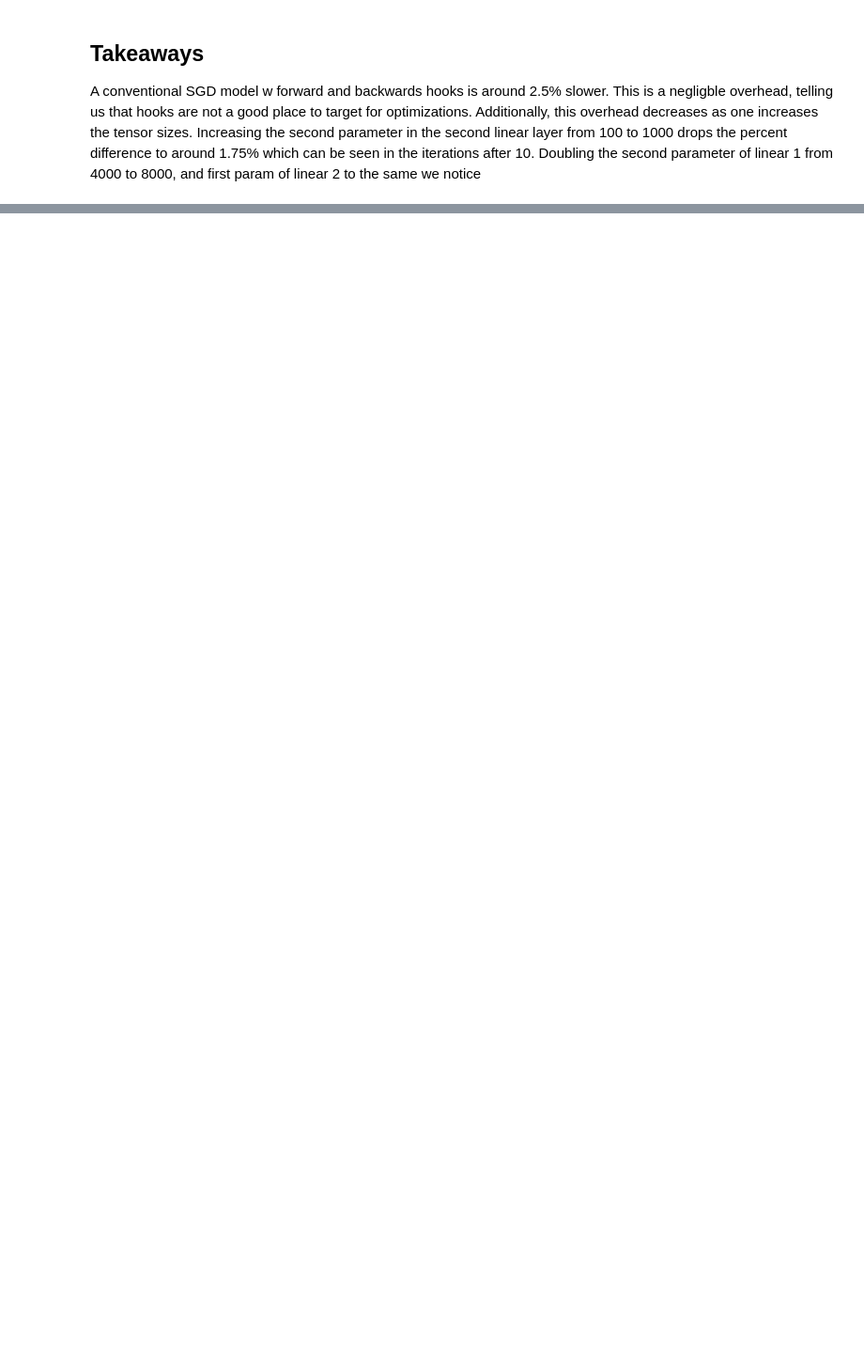
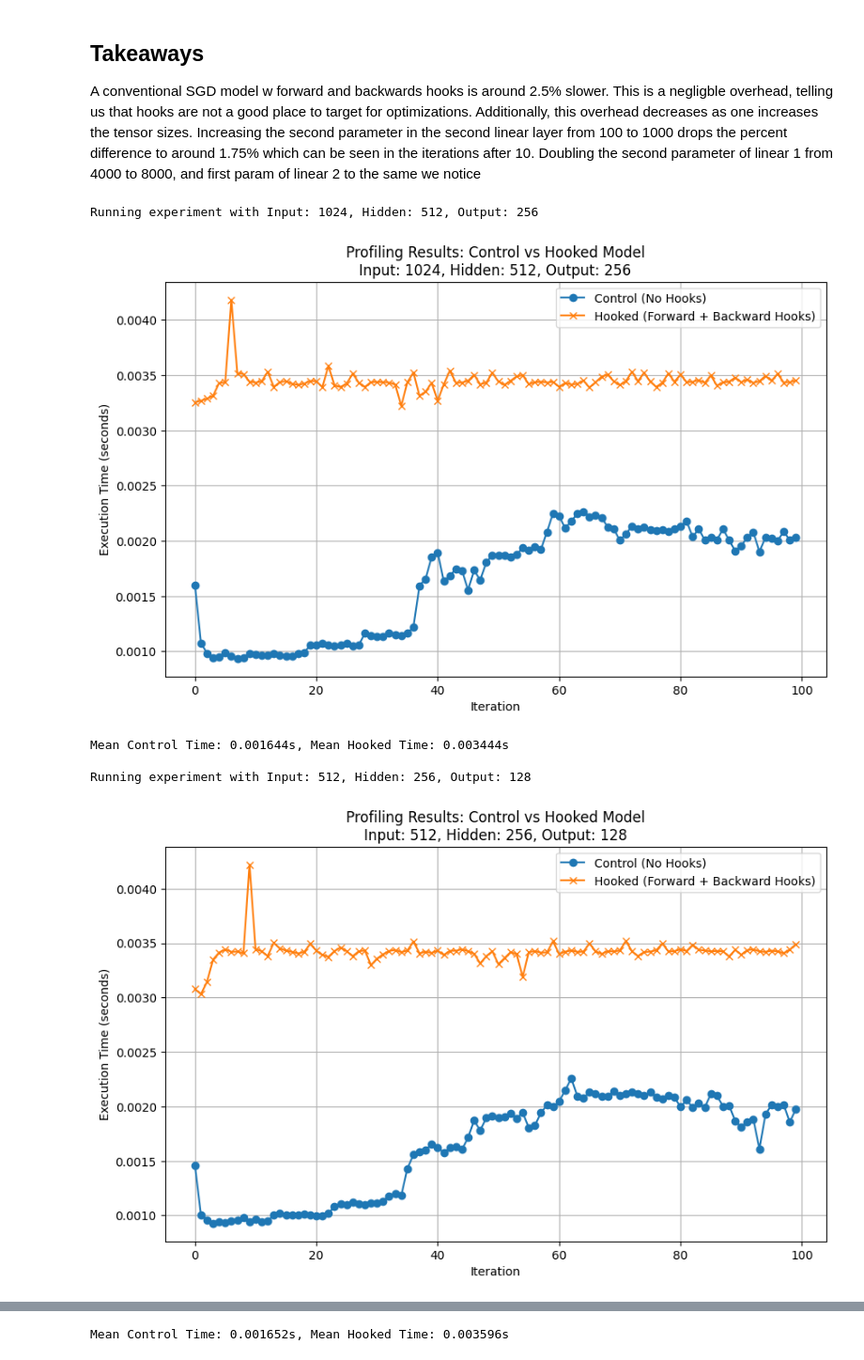
Before and after one commit to DanChigo/hookProf, a Jupyter notebook: HookProf.ipynb, the cells around one changed output, grey strips where cells are left out. Shown at 94% size. Drawn from its saved outputs; the diff is of its cells as text; code cells hidden in the pictures; blank space fills up the shorter version.

```diff
--- a/HookProf.ipynb
+++ b/HookProf.ipynb
@@ -108,7 +159,7 @@ def backward_hook(module, grad_input, grad_output, max_norm=1.0):
                 grad.mul_(scale)
 
 # Function to attach hooks to a model
-def attach_hooks(model: nn.Module) -> List[torch.utils.hooks.RemovableHandle]:
+def attach_hooks(model: nn.Module, max_norm) -> List[torch.utils.hooks.RemovableHandle]:
     hook_handles = []
     for module in model.modules():
         if isinstance(module, nn.Linear):
@@ -181,32 +232,40 @@ def run_experiment(input_size: int, hidden_size: int, output_size: int, batch_si
     with open('profiling_results.csv', 'a', newline='') as csvfile:
         writer = csv.writer(csvfile)
         writer.writerow([input_size, hidden_size, output_size, mean_control, mean_hooked])
 
     # Plot results
     plt.figure(figsize=(10, 6))
     plt.plot(range(iterations), time_control_list, label='Control (No Hooks)', marker='o')
     plt.plot(range(iterations), time_hooked_list, label='Hooked (Forward + Backward Hooks)', marker='x')
     plt.xlabel('Iteration')
     plt.ylabel('Execution Time (seconds)')
     plt.title(f'Profiling Results: Control vs Hooked Model\nInput: {input_size}, Hidden: {hidden_size}, Output: {output_size}')
     plt.legend()
     plt.grid(True)
     plt.savefig(f'profiling_results_{input_size}_{hidden_size}_{output_size}.png')
     plt.show()
 
     return mean_control, mean_hooked
 
 def main():
     experiments = [
         (2**10, 2**9, 2**8, 2**7, 100),  # (input_size, hidden_size, output_size, batch_size, iterations)
-        (2**9, 2**8, 2**7, 2**6, 50),
-        (2**8, 2**7, 2**6, 2**5, 30)
+        (2**9, 2**8, 2**7, 2**6, 100),
+        (2**8, 2**7, 2**6, 2**5, 100),
+        (2**11, 2**10, 2**9, 2**8, 100)
     ]
 
     for input_size, hidden_size, output_size, batch_size, iterations in experiments:
         print(f"Running experiment with Input: {input_size}, Hidden: {hidden_size}, Output: {output_size}")
         mean_control, mean_hooked = run_experiment(input_size, hidden_size, output_size, batch_size, iterations)
         print(f"Mean Control Time: {mean_control:.6f}s, Mean Hooked Time: {mean_hooked:.6f}s\n")
 
 if __name__ == "__main__":
     main()
+# %% [output]
+Running experiment with Input: 1024, Hidden: 512, Output: 256
+[figure, added]
+Mean Control Time: 0.001644s, Mean Hooked Time: 0.003444s
+
+Running experiment with Input: 512, Hidden: 256, Output: 128
+[figure, added]
@@ -212,0 +280 @@ if __name__ == "__main__":
+Mean Control Time: 0.001652s, Mean Hooked Time: 0.003596s
```
Also changed, not shown: parts of 2 cells of this notebook, 10 other files.
